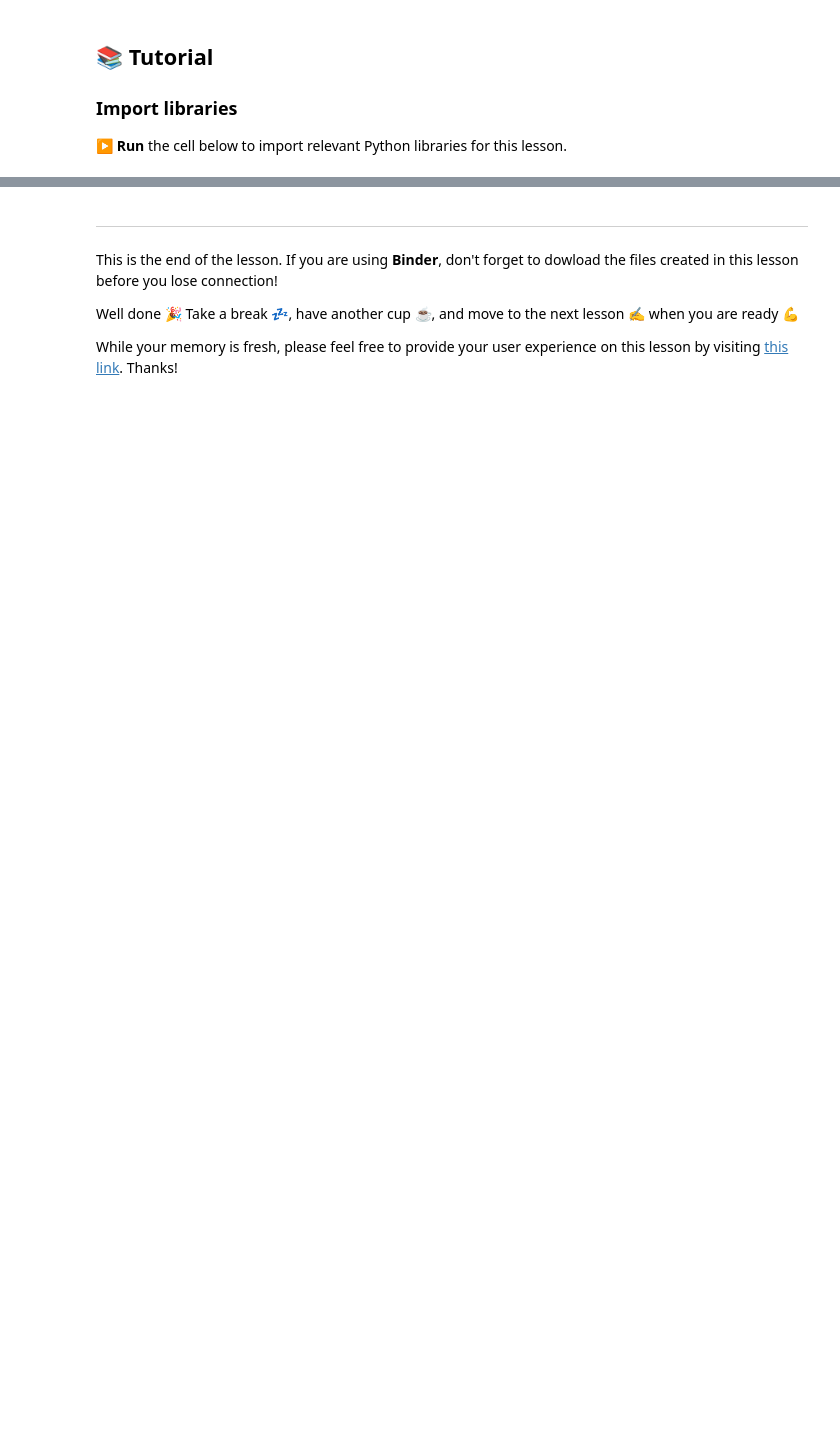
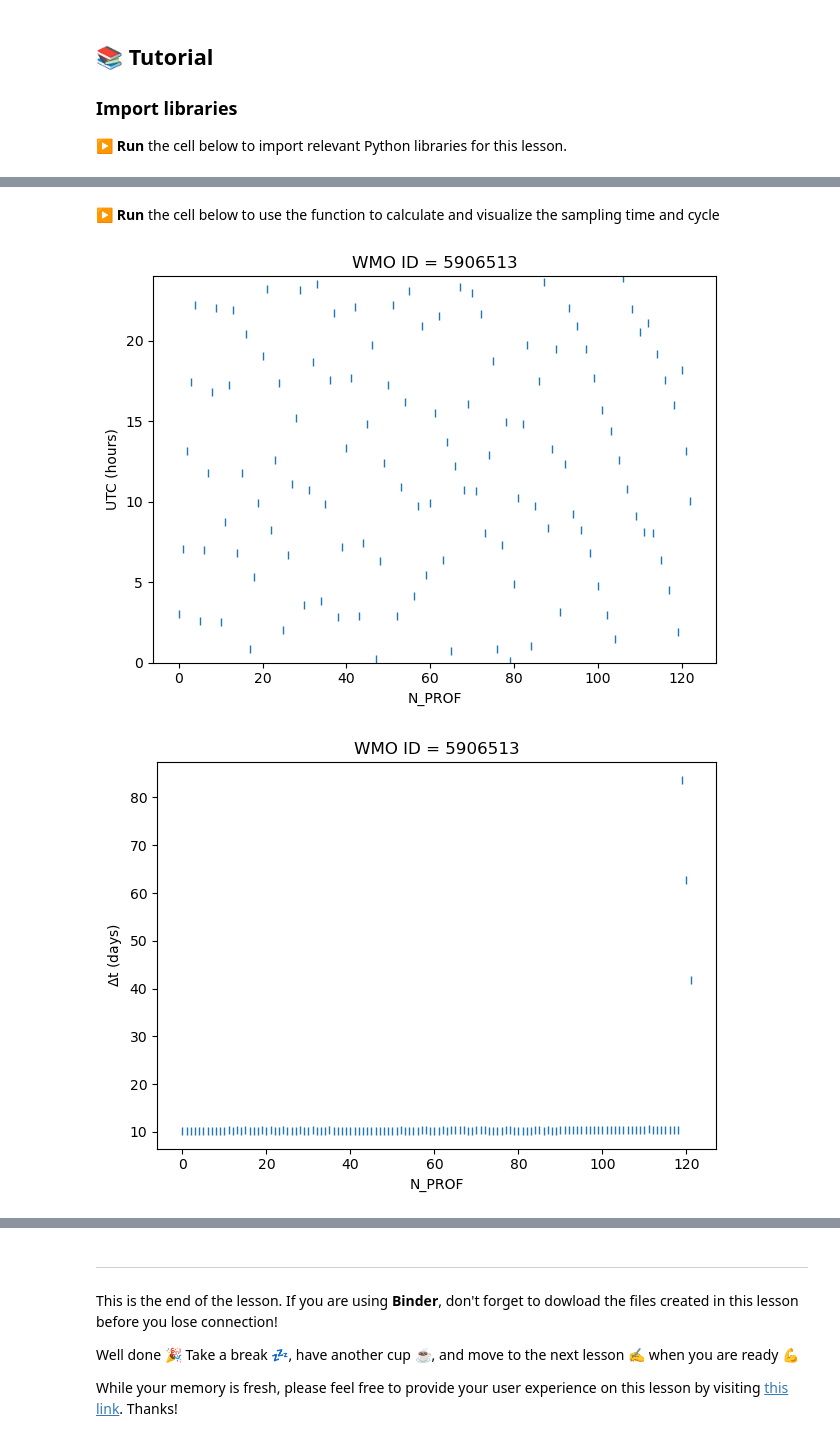
Before and after one commit to hakaseh/bgc-argo-tutorials, a Jupyter notebook: lessons/lesson_4.ipynb, the cells around one changed output, grey strips where cells are left out. Saved outputs shown, nothing was run; the diff lists cells and outputs as text; code cells hidden in the pictures; blank space fills up the shorter version.

```diff
--- a/lessons/lesson_4.ipynb
+++ b/lessons/lesson_4.ipynb
@@ -193 +128,32 @@ download_argo(df_index, 5906513)
+# %%
+def time_and_dt(ds_in):
+    wmoid = str(ds["PLATFORM_NUMBER"].astype(int).values[0])
+
+    # sampling time
+    plt.figure()
+    utc_hours = ds_in["JULD"].dt.hour + (ds_in["JULD"].dt.minute / 60) + (ds_in["JULD"].dt.second / 3600)
+    utc_hours.plot(marker="|",ls="None")
+    plt.title(f"WMO ID = {wmoid}")
+    plt.ylim(0,24)
+    plt.ylabel('UTC (hours)')
+    plt.tight_layout()
+    plt.savefig(f'{wmoid}/sampling_time_{wmoid}.png', dpi=300, bbox_inches='tight')
+
+    # sampling cycle
+    plt.figure()
+    dt_cycle = ds_in["JULD"].diff(dim='N_PROF') / np.timedelta64(1, 'D')
+    dt_cycle.plot(marker="|",ls="None")
+    plt.title(f"WMO ID = {wmoid}")
+    plt.ylabel(r'$\Delta$t (days)')
+    plt.tight_layout()
+    plt.savefig(f'{wmoid}/sampling_cycle_{wmoid}.png', dpi=300, bbox_inches='tight')
+
+    return utc_hours, dt_cycle
+# %% [markdown]
+▶️ **Run** the cell below to use the function to calculate and visualize the sampling time and cycle
+# %%
+utc_hours, dt_cycle = time_and_dt(ds)
+# %% [output]
+[figure, added]
+[figure, added]
 # %% [markdown]
```
Also changed, not shown: parts of 22 cells of this notebook.
